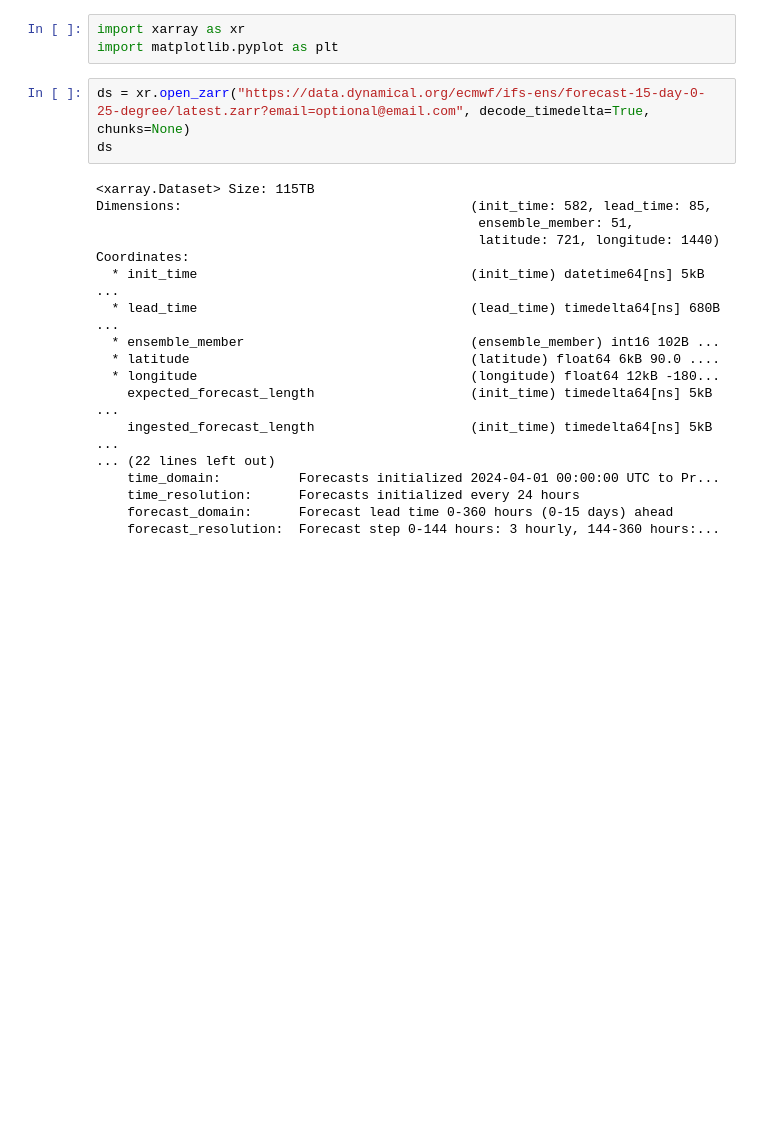
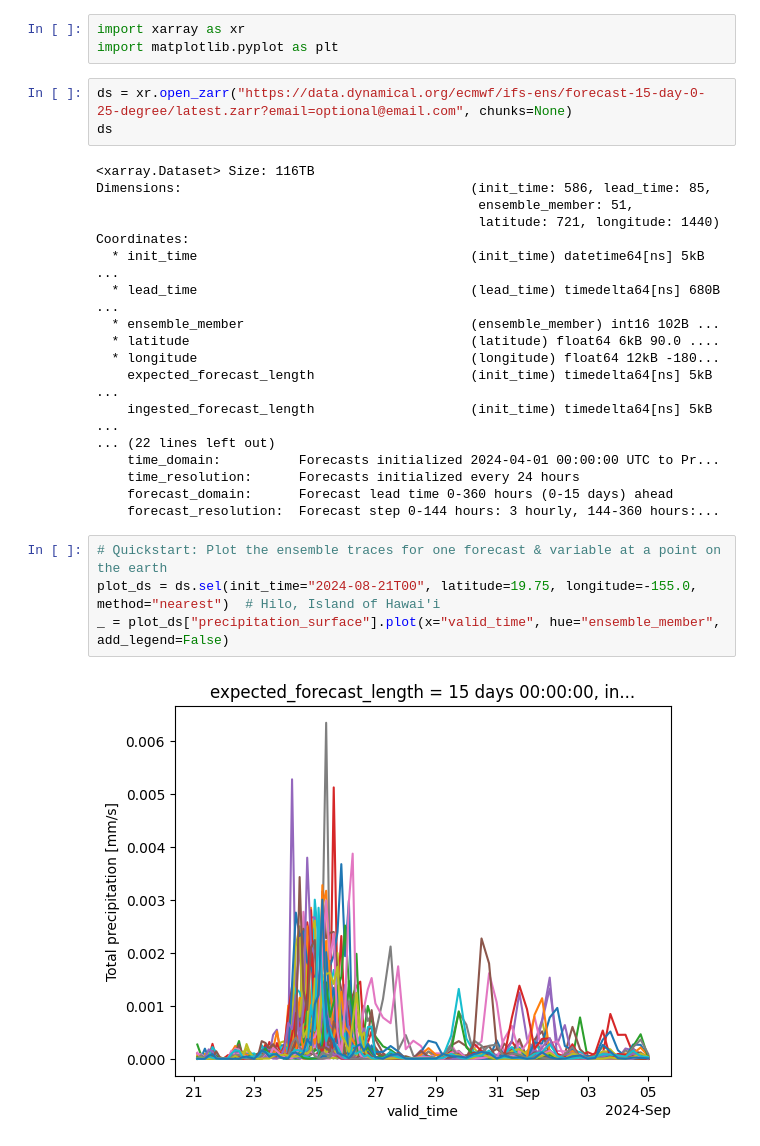
Before and after one commit to dynamical-org/notebooks, a Jupyter notebook: ecmwf-ifs-ens-forecast-15-day-0-25-degree.ipynb, the cells around one changed output. Drawn from its saved outputs; the diff is of its cells as text; blank space fills up the shorter version.

```diff
--- a/ecmwf-ifs-ens-forecast-15-day-0-25-degree.ipynb
+++ b/ecmwf-ifs-ens-forecast-15-day-0-25-degree.ipynb
@@ -11,11 +11,11 @@ Dataset documentation: https://dynamical.org/catalog/ecmwf-ifs-ens-forecast-15-d
 import xarray as xr
 import matplotlib.pyplot as plt
 # %%
-ds = xr.open_zarr("https://data.dynamical.org/ecmwf/ifs-ens/forecast-15-day-0-25-degree/latest.zarr?email=optional@email.com", decode_timedelta=True, chunks=None)
+ds = xr.open_zarr("https://data.dynamical.org/ecmwf/ifs-ens/forecast-15-day-0-25-degree/latest.zarr?email=optional@email.com", chunks=None)
 ds
 # %% [output]
-<xarray.Dataset> Size: 115TB
-Dimensions:                                     (init_time: 582, lead_time: 85,
+<xarray.Dataset> Size: 116TB
+Dimensions:                                     (init_time: 586, lead_time: 85,
                                                  ensemble_member: 51,
                                                  latitude: 721, longitude: 1440)
 Coordinates:
@@ -31,4 +31,10 @@ Coordinates:
     time_resolution:      Forecasts initialized every 24 hours
     forecast_domain:      Forecast lead time 0-360 hours (0-15 days) ahead
     forecast_resolution:  Forecast step 0-144 hours: 3 hourly, 144-360 hours:...
+# %%
+# Quickstart: Plot the ensemble traces for one forecast & variable at a point on the earth
+plot_ds = ds.sel(init_time="2024-08-21T00", latitude=19.75, longitude=-155.0, method="nearest")  # Hilo, Island of Hawai'i
+_ = plot_ds["precipitation_surface"].plot(x="valid_time", hue="ensemble_member", add_legend=False)
+# %% [output]
+[figure, added]
 # %%
```
Also changed, not shown: parts of 5 cells of this notebook.
